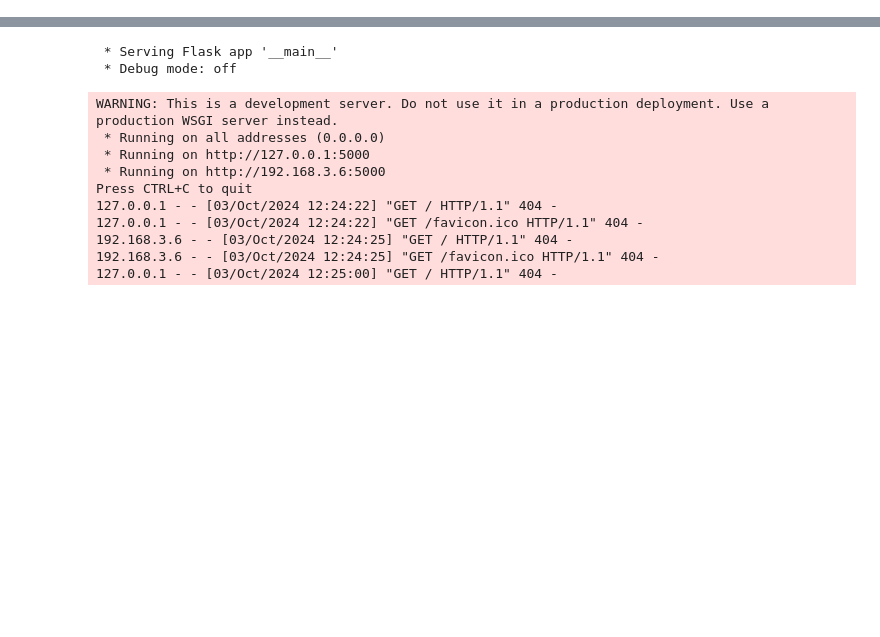
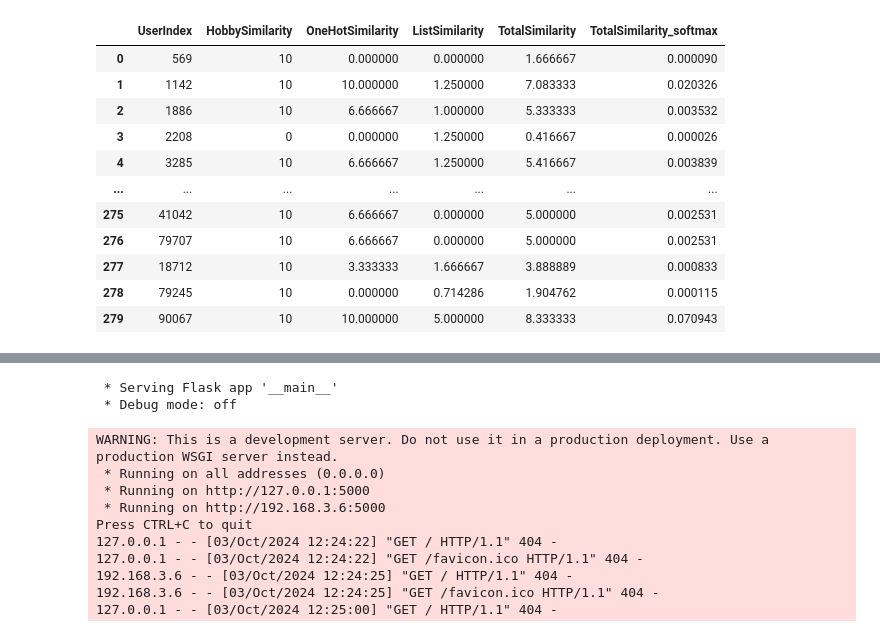
Before and after one commit to TianjunChi/IRS-PM-2024-09-10-GRP8-JobRecommendationSystem, a Jupyter notebook: web/web.ipynb, the cells around one changed output, grey strips where cells are left out. Cells and saved outputs as stored; diff of their text form; code cells hidden in the pictures; blank space fills up the shorter version.

```diff
--- a/web/web.ipynb
+++ b/web/web.ipynb
@@ -0,0 +95,90 @@
+# %%
+import pandas as pd
+import numpy as np
+from scipy.special import softmax
+
+# Function to calculate Jaccard similarity for binary vectors (one-hot encoded)
+def jaccard_similarity_binary(vector1, vector2):
+    set1, set2 = set(np.where(vector1 == 1)[0]), set(np.where(vector2 == 1)[0])
+    intersection = len(set1.intersection(set2))
+    union = len(set1.union(set2))
+    if union == 0:
+        return 0
+    return intersection / union
+
+# Function to calculate Jaccard similarity for lists of strings
+def jaccard_similarity(list1, list2):
+    set1, set2 = set(list1), set(list2)
+    intersection = len(set1.intersection(set2))
+    union = len(set1.union(set2))
+    if union == 0:
+        return 0
+    return intersection / union
+
+# Load the dataset
+file_path = r'E:\OneDrive - National University of Singapore\code\NUS-ISS\Project1\IRS-PM-2024-09-10-GRP8-JobRecommendationSystem\Recommendation_System\user_similarity\user_precessed.csv'
+df = pd.read_csv(file_path)
+
+# Convert string representations of lists back to actual lists
+list_columns = ['degree', 'major', 'desiredJob', 'projectExperience', 'skills']
+for col in list_columns:
+    df[col] = df[col].apply(lambda x: eval(x) if isinstance(x, str) else x)
+
+# Separate the new user (last row) from the rest of the data
+new_user = df.iloc[-1]
+other_users = df
+
+# Similarity calculation for each feature
+
+# 1. Similarity for 'hobby' (boolean comparison)
+hobby_similarity = other_users['hobby'].apply(lambda x: 10 if x == new_user['hobby'] else 0)
+
+# 2. Similarity for one-hot encoded features (degree, major, projectExperience)
+onehot_similarity = []
+for idx, other_user in other_users.iterrows():
+    degree_sim = jaccard_similarity_binary(np.array(new_user['degree']), np.array(other_user['degree']))
+    major_sim = jaccard_similarity_binary(np.array(new_user['major']), np.array(other_user['major']))
+    project_sim = jaccard_similarity_binary(np.array(new_user['projectExperience']), np.array(other_user['projectExperience']))
+    onehot_similarity.append((degree_sim + major_sim + project_sim) / 0.3)
+
+# 3. Similarity for lists of strings (desiredJob, skills)
+list_similarity = []
+for idx, other_user in other_users.iterrows():
+    desiredJob_sim = jaccard_similarity(new_user['desiredJob'], other_user['desiredJob'])
+    skills_sim = jaccard_similarity(new_user['skills'], other_user['skills'])
+    list_similarity.append((desiredJob_sim + skills_sim) / 0.2)
+
+# Combine similarities with equal weights
+total_similarities = hobby_similarity / 6 + np.array(onehot_similarity) / 2 + np.array(list_similarity) / 3
+
+# Create a DataFrame to display similarities
+similarities_df = pd.DataFrame({
+    'UserIndex': other_users.id,
+    'HobbySimilarity': hobby_similarity,
+    'OneHotSimilarity': onehot_similarity,
+    'ListSimilarity': list_similarity,
+    'TotalSimilarity': total_similarities
+})
+
+# Sort by total similarity
+# similarities_df = similarities_df.sort_values(by='UserIndex', ascending=True)
+
+# Display the top results
+# Apply softmax to the 'TotalSimilarity' column
+similarities_df['TotalSimilarity_softmax'] = softmax(similarities_df['TotalSimilarity'])
+
+# Display the top results
+similarities_df
+# %% [output]
+|  | UserIndex | HobbySimilarity | OneHotSimilarity | ListSimilarity | TotalSimilarity | TotalSimilarity_softmax |
+| 0 | 569 | 10 | 0.000000 | 0.000000 | 1.666667 | 0.000090 |
+| 1 | 1142 | 10 | 10.000000 | 1.250000 | 7.083333 | 0.020326 |
+| 2 | 1886 | 10 | 6.666667 | 1.000000 | 5.333333 | 0.003532 |
+| 3 | 2208 | 0 | 0.000000 | 1.250000 | 0.416667 | 0.000026 |
+| 4 | 3285 | 10 | 6.666667 | 1.250000 | 5.416667 | 0.003839 |
+| ... | ... | ... | ... | ... | ... | ... |
+| 275 | 41042 | 10 | 6.666667 | 0.000000 | 5.000000 | 0.002531 |
+| 276 | 79707 | 10 | 6.666667 | 0.000000 | 5.000000 | 0.002531 |
+| 277 | 18712 | 10 | 3.333333 | 1.666667 | 3.888889 | 0.000833 |
+| 278 | 79245 | 10 | 0.000000 | 0.714286 | 1.904762 | 0.000115 |
+| 279 | 90067 | 10 | 10.000000 | 5.000000 | 8.333333 | 0.070943 |
```
Also changed, not shown: parts of 13 cells of this notebook, 28 other files.
